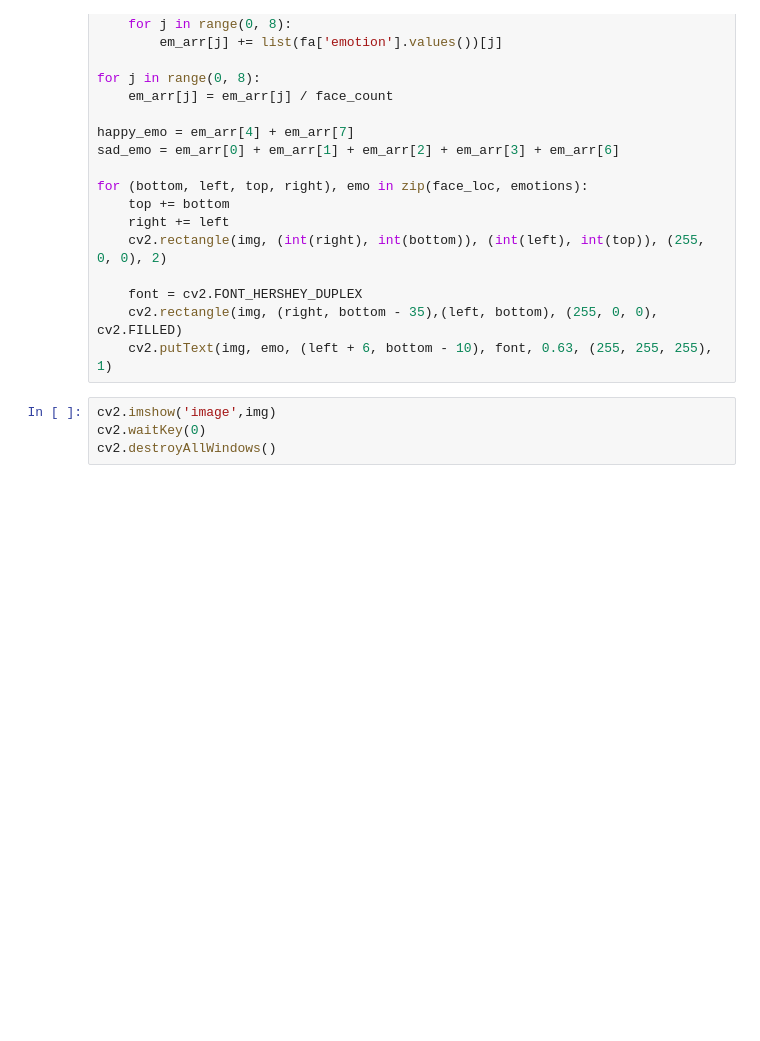
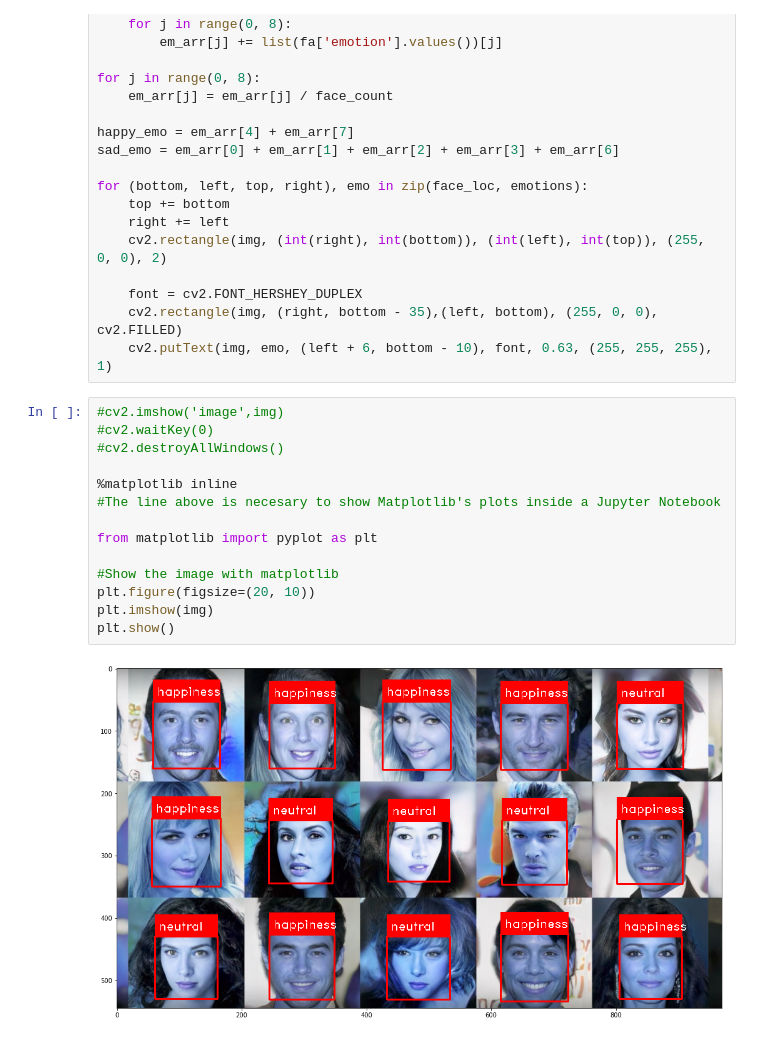
Before and after one commit to proletarian-tears/cop_2_demo, a Jupyter notebook: Face API.ipynb, the cells around one changed output. Saved outputs shown, nothing was run; the diff lists cells and outputs as text; blank space fills up the shorter version.

Commit message:
face api outputs inline

```diff
--- a/Face API.ipynb
+++ b/Face API.ipynb
@@ -47,7 +47,19 @@ for (bottom, left, top, right), emo in zip(face_loc, emotions):
     font = cv2.FONT_HERSHEY_DUPLEX
     cv2.rectangle(img, (right, bottom - 35),(left, bottom), (255, 0, 0), cv2.FILLED)
     cv2.putText(img, emo, (left + 6, bottom - 10), font, 0.63, (255, 255, 255), 1)
-# %%
-cv2.imshow('image',img)
-cv2.waitKey(0)
-cv2.destroyAllWindows()
+# %%
+#cv2.imshow('image',img)
+#cv2.waitKey(0)
+#cv2.destroyAllWindows()
+
+%matplotlib inline
+#The line above is necesary to show Matplotlib's plots inside a Jupyter Notebook
+
+from matplotlib import pyplot as plt
+
+#Show the image with matplotlib
+plt.figure(figsize=(20, 10))
+plt.imshow(img)
+plt.show()
+# %% [output]
+[figure, added]
```
